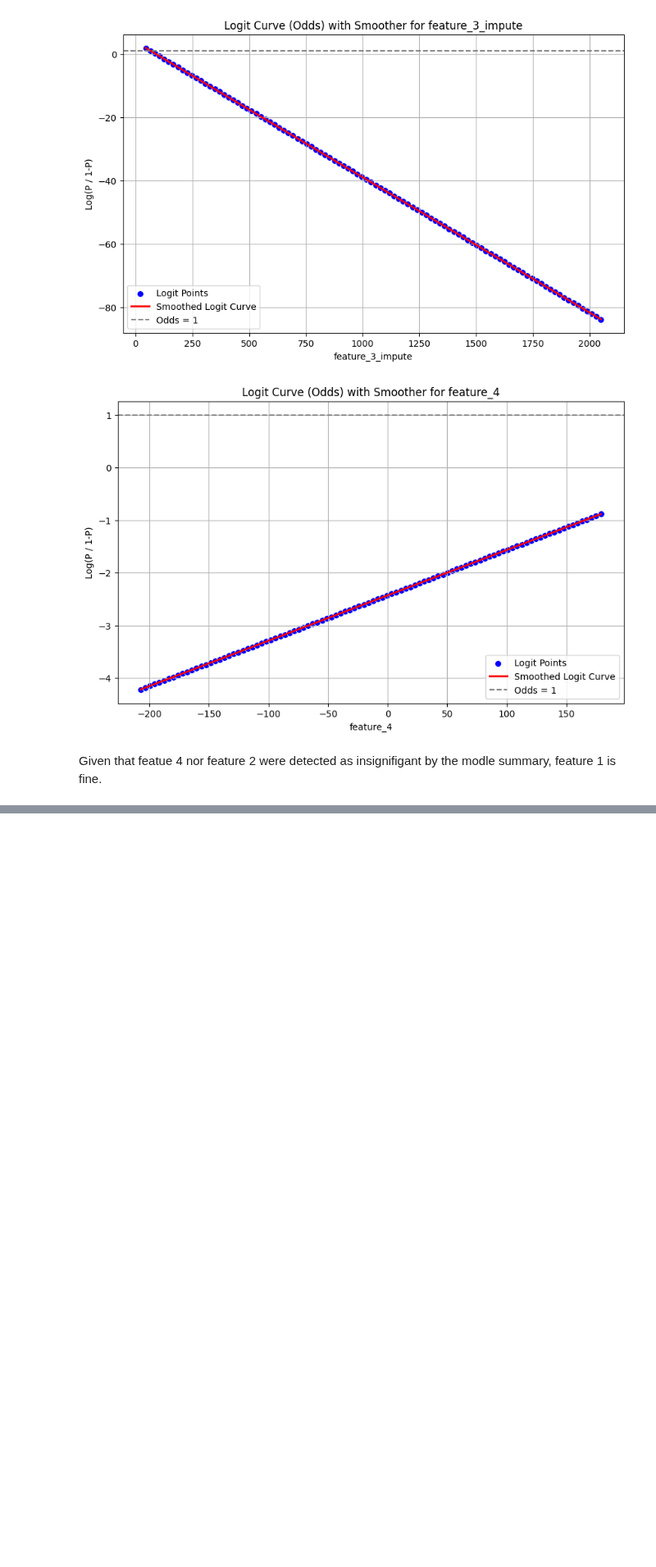
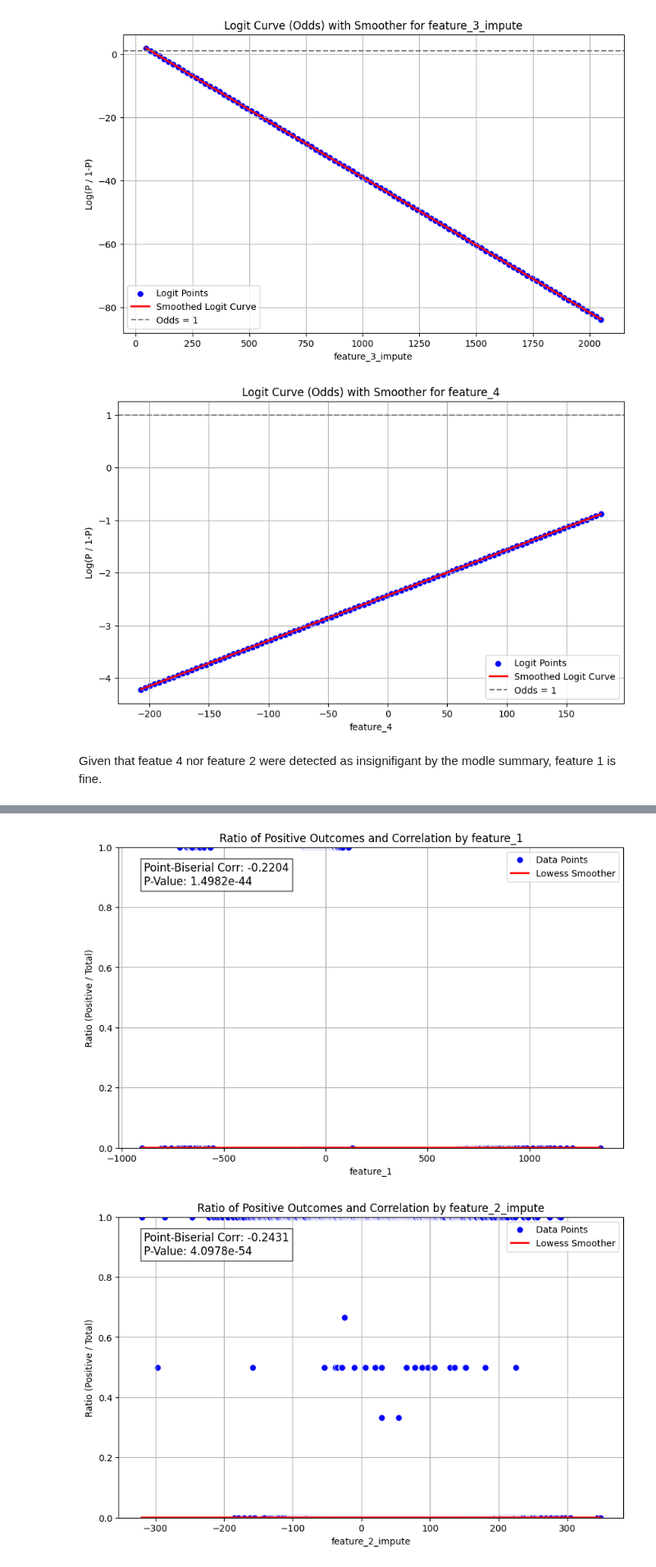
Before and after one commit to Jacob-J-Richards/DS_DA_Projects, a Jupyter notebook: 90+_DaysPastDue/90+DPD_in_Python_Restart.ipynb, the cells around one changed output, grey strips where cells are left out. Shown at 82% size. Cells and saved outputs as stored; diff of their text form; code cells hidden in the pictures; blank space fills up the shorter version.

```diff
--- a/90+_DaysPastDue/90+DPD_in_Python_Restart.ipynb
+++ b/90+_DaysPastDue/90+DPD_in_Python_Restart.ipynb
@@ -199,0 +287,78 @@ Given that featue 4 nor feature 2 were detected as insignifigant by the modle su
+# %%
+import pandas as pd
+import matplotlib.pyplot as plt
+import seaborn as sns
+from scipy.stats import pointbiserialr
+import statsmodels.api as sm
+
+# Define the plotting function
+def plot_ratio_positive_negative_with_corr(df, continuous_var, categorical_var='target', positive_value=1, negative_value=0):
+    """
+    Plot the ratio of positive to total outcomes for a continuous variable with a smoother
+    and display the correlation coefficient.
+    """
+    # Group by continuous variable and category to get counts
+    grouped = df.groupby([continuous_var, categorical_var]).size().reset_index(name='count')
+
+    # Pivot so we have positive and negative counts
+    pivot = grouped.pivot(index=continuous_var, columns=categorical_var, values='count').fillna(0)
+
+    # Extract positive and total counts
+    positive_counts = pivot[positive_value] if positive_value in pivot.columns else 0
+    total_counts = positive_counts + pivot[negative_value] if negative_value in pivot.columns else positive_counts
+
+    # To avoid division by zero, add a small epsilon
+    epsilon = 1e-9
+    ratio = positive_counts / (total_counts + epsilon)
+
+    # Create a DataFrame for plotting
+    plot_df = pd.DataFrame({
+        continuous_var: ratio.index,
+        'ratio_positive_negative': ratio.values
+    })
+
+    # Calculate Point-Biserial Correlation
+    correlation, p_value = pointbiserialr(df[continuous_var], df[categorical_var])
+
+    # Plot the points and smoother
+    plt.figure(figsize=(10, 6))
+
+    # Scatter plot of ratio points
+    sns.scatterplot(x=continuous_var, y='ratio_positive_negative', data=plot_df, color='blue', s=50, label='Data Points')
+
+    # Add a smooth trend line (lowess)
+    sns.regplot(x=continuous_var, y='ratio_positive_negative', data=plot_df,
+                scatter=False, lowess=True, color='red', line_kws={'lw': 2}, label='Lowess Smoother')
+
+    # Add the correlation coefficient as text on the plot
+    plt.text(0.05, 0.95, f'Point-Biserial Corr: {correlation:.4f}\nP-Value: {p_value:.4e}',
+             transform=plt.gca().transAxes, fontsize=12, verticalalignment='top', bbox=dict(facecolor='white', alpha=0.8))
+
+    # Final plot settings
+    plt.title(f'Ratio of Positive Outcomes and Correlation by {continuous_var}')
+    plt.xlabel(continuous_var)
+    plt.ylabel('Ratio (Positive / Total)')
+    plt.ylim(0, 1)  # Ratio ranges between 0 and 1
+    plt.legend()
+    plt.grid()
+    plt.show()
+
+# Example Logistic Regression Model
+predictor = train[['feature_1', 'feature_2_impute', 'feature_3_impute', 'feature_4']]
+response = train['y']
+
+# Add constant for intercept
+predictor_with_const = sm.add_constant(predictor)
+
+# Fit logistic regression model
+logit_model = sm.Logit(response, predictor_with_const)
+result = logit_model.fit()
+
+print(result.summary())
+
+# Call the plotting function for each predictor variable
+plot_ratio_positive_negative_with_corr(train, 'feature_1', 'y', positive_value=1, negative_value=0)
+plot_ratio_positive_negative_with_corr(train, 'feature_2_impute', 'y', positive_value=1, negative_value=0)
+plot_ratio_positive_negative_with_corr(train, 'feature_3_impute', 'y', positive_value=1, negative_value=0)
+plot_ratio_positive_negative_with_corr(train, 'feature_4', 'y', positive_value=1, negative_value=0)
+# %% [output]
@@ -199,0 +382,2 @@ Given that featue 4 nor feature 2 were detected as insignifigant by the modle su
+[figure, added]
+[figure, added]
```
Also changed, not shown: parts of 4 cells of this notebook.
